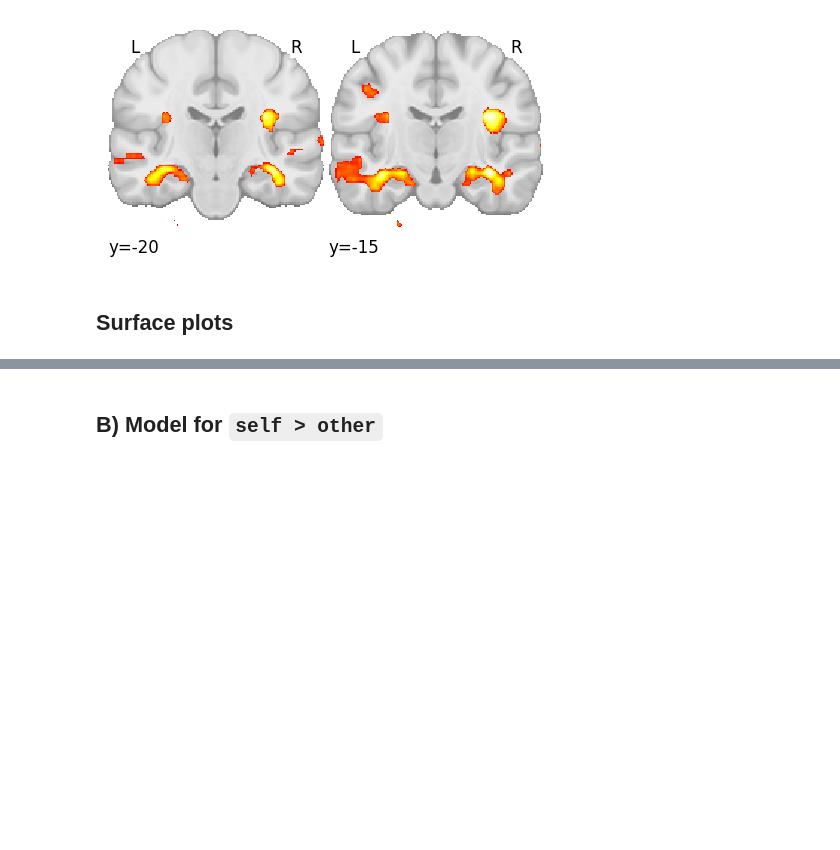
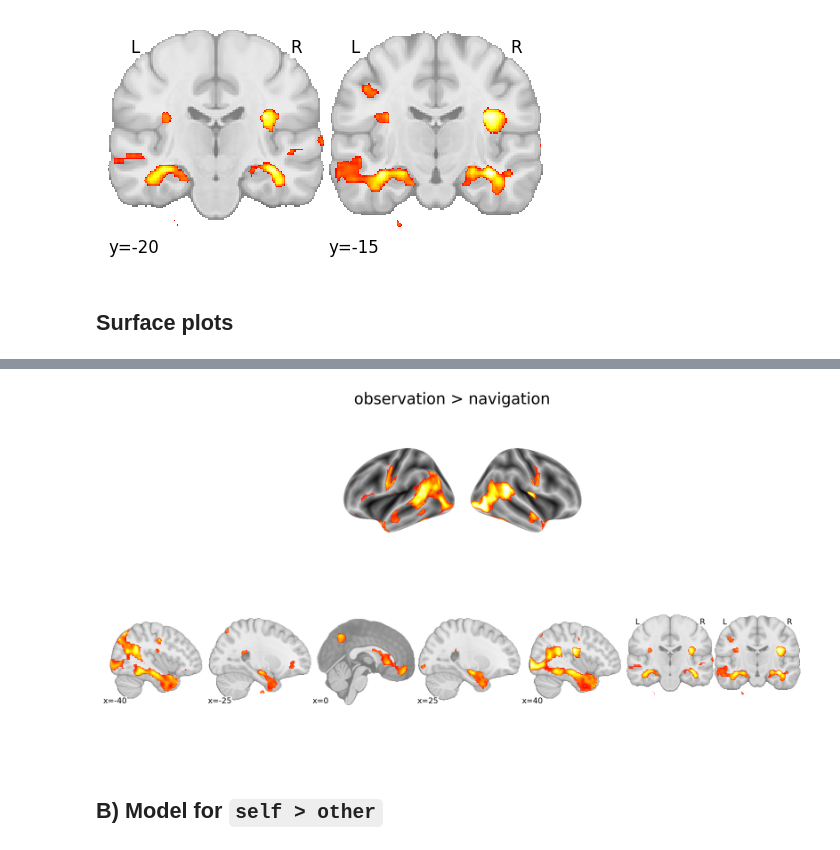
Before and after one commit to dominikpegler/tewa2-neuroimaging, a Jupyter notebook: assignments/group/Group assignment.ipynb, the cells around one changed output, grey strips where cells are left out. Saved outputs shown, nothing was run; the diff lists cells and outputs as text; code cells hidden in the pictures; blank space fills up the shorter version.

```diff
--- a/assignments/group/Group assignment.ipynb
+++ b/assignments/group/Group assignment.ipynb
@@ -307,3 +224,61 @@ fig.savefig(f"multiplot_figure_obs_nav.png")
+# %%
+# create figure
+
+fig = plt.figure(figsize=(10, 5.2), dpi=300)
+#  rc('font', size=8)
+
+# first row: surface plot
+
+plot_upper = fig.add_subplot(2, 1, 1)
+figure_surface = plt.imread("figure_surface_01.png")
+plot_upper = plt.imshow(figure_surface)
+plot_upper.axes.set_axis_off()
+
+# second row, left:
+
+plot_left = plotting.plot_stat_map(
+    thresholded_map_pos,
+    bg_img=template,
+    cut_coords=(-40, -25, 0, 25, 40),
+    display_mode="x",
+    threshold=threshold,
+    vmax=10,
+    black_bg=False,
+    colorbar=False,
+    annotate=False,
+    figure=fig,
+    axes=(0, 0, 0.75, 0.48),  # axes = (xmin, ymin, width, height)
+)
+
+plot_left.annotate(left_right=False, positions=True, size=8, scale_loc="center")
+
+# second row, right:
+
+plot_right = plotting.plot_stat_map(
+    thresholded_map_pos,
+    bg_img=template,
+    cut_coords=(-20, -15),
+    display_mode="y",
+    threshold=threshold,
+    vmax=10,
+    black_bg=False,
+    colorbar=False,
+    annotate=False,
+    figure=fig,
+    axes=(0.75, 0, 0.25, 0.48),
+)
+
+plot_right.annotate(left_right=True, positions=False, size=8, scale_loc="center")
+
+# set title
+
+fig.suptitle(chosen_contrast, fontsize=16)
+
+# save figure
+
+fig.savefig("figure_complete_01.png", pad_inches=0, bbox_inches="tight")
+# %% [output]
+[figure, added]
 # %% [markdown]
 ## **B**) Model for `self > other`
 # %% [markdown]
```
Also changed, not shown: parts of 17 cells of this notebook.
